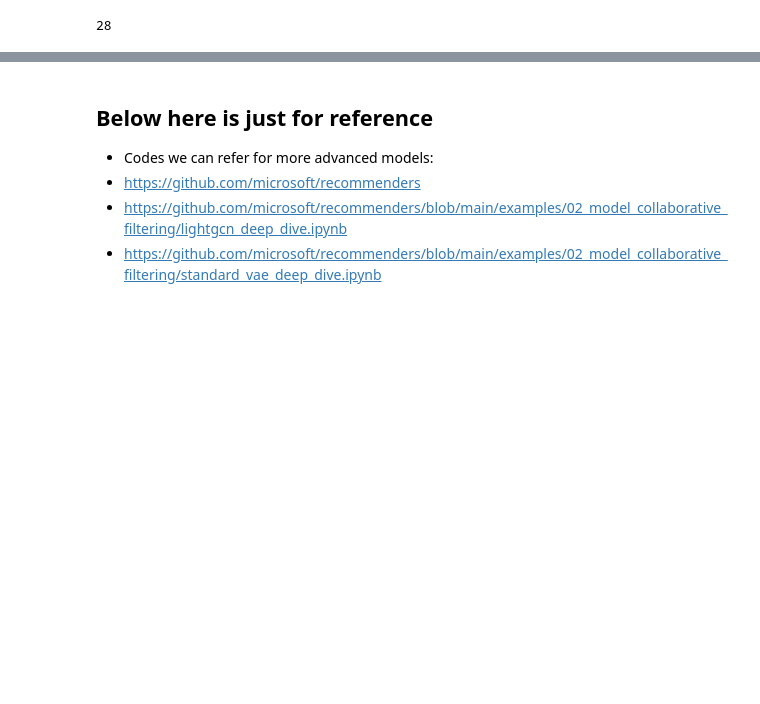
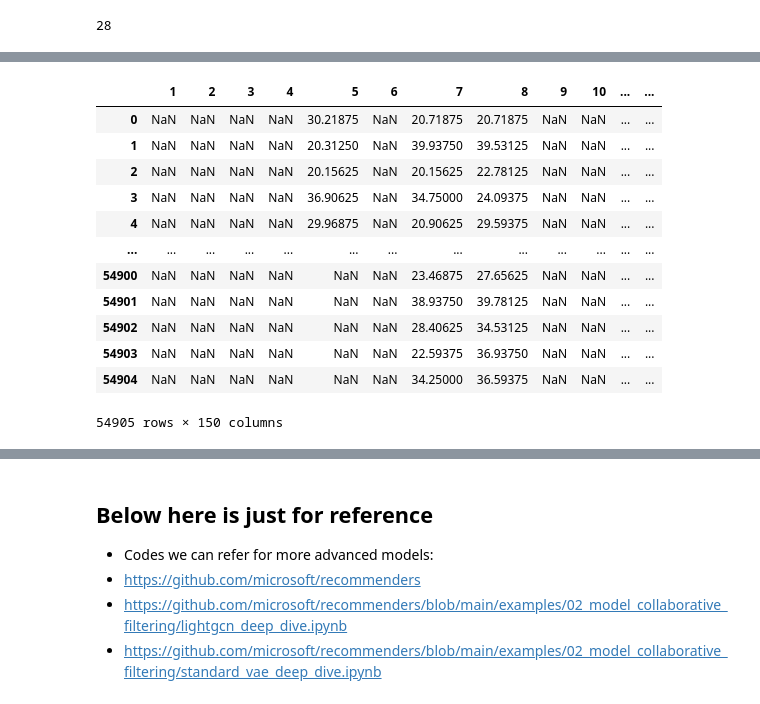
Before and after one commit to Annie-Yeeun-Jang/Info_retrieval_project, a Jupyter notebook: [SI650_project]Matrix_Factorization.ipynb, the cells around one changed output, grey strips where cells are left out. Cells and saved outputs as stored; diff of their text form; code cells hidden in the pictures; blank space fills up the shorter version.

```diff
--- a/[SI650_project]Matrix_Factorization.ipynb
+++ b/[SI650_project]Matrix_Factorization.ipynb
@@ -43,0 +97,17 @@ jester.fillna(99, inplace=True)
+# %%
+df_processed=jester.drop(columns=[0])+30
+df_processed
+# %% [output]
+|  | 1 | 2 | 3 | 4 | 5 | 6 | 7 | 8 | 9 | 10 | ... | ... |
+| 0 | NaN | NaN | NaN | NaN | 30.21875 | NaN | 20.71875 | 20.71875 | NaN | NaN | ... | ... |
+| 1 | NaN | NaN | NaN | NaN | 20.31250 | NaN | 39.93750 | 39.53125 | NaN | NaN | ... | ... |
+| 2 | NaN | NaN | NaN | NaN | 20.15625 | NaN | 20.15625 | 22.78125 | NaN | NaN | ... | ... |
+| 3 | NaN | NaN | NaN | NaN | 36.90625 | NaN | 34.75000 | 24.09375 | NaN | NaN | ... | ... |
+| 4 | NaN | NaN | NaN | NaN | 29.96875 | NaN | 20.90625 | 29.59375 | NaN | NaN | ... | ... |
+| ... | ... | ... | ... | ... | ... | ... | ... | ... | ... | ... | ... | ... |
+| 54900 | NaN | NaN | NaN | NaN | NaN | NaN | 23.46875 | 27.65625 | NaN | NaN | ... | ... |
+| 54901 | NaN | NaN | NaN | NaN | NaN | NaN | 38.93750 | 39.78125 | NaN | NaN | ... | ... |
+| 54902 | NaN | NaN | NaN | NaN | NaN | NaN | 28.40625 | 34.53125 | NaN | NaN | ... | ... |
+| 54903 | NaN | NaN | NaN | NaN | NaN | NaN | 22.59375 | 36.93750 | NaN | NaN | ... | ... |
+| 54904 | NaN | NaN | NaN | NaN | NaN | NaN | 34.25000 | 36.59375 | NaN | NaN | ... | ... |
+54905 rows × 150 columns
```
Also changed, not shown: parts of 34 cells of this notebook.
